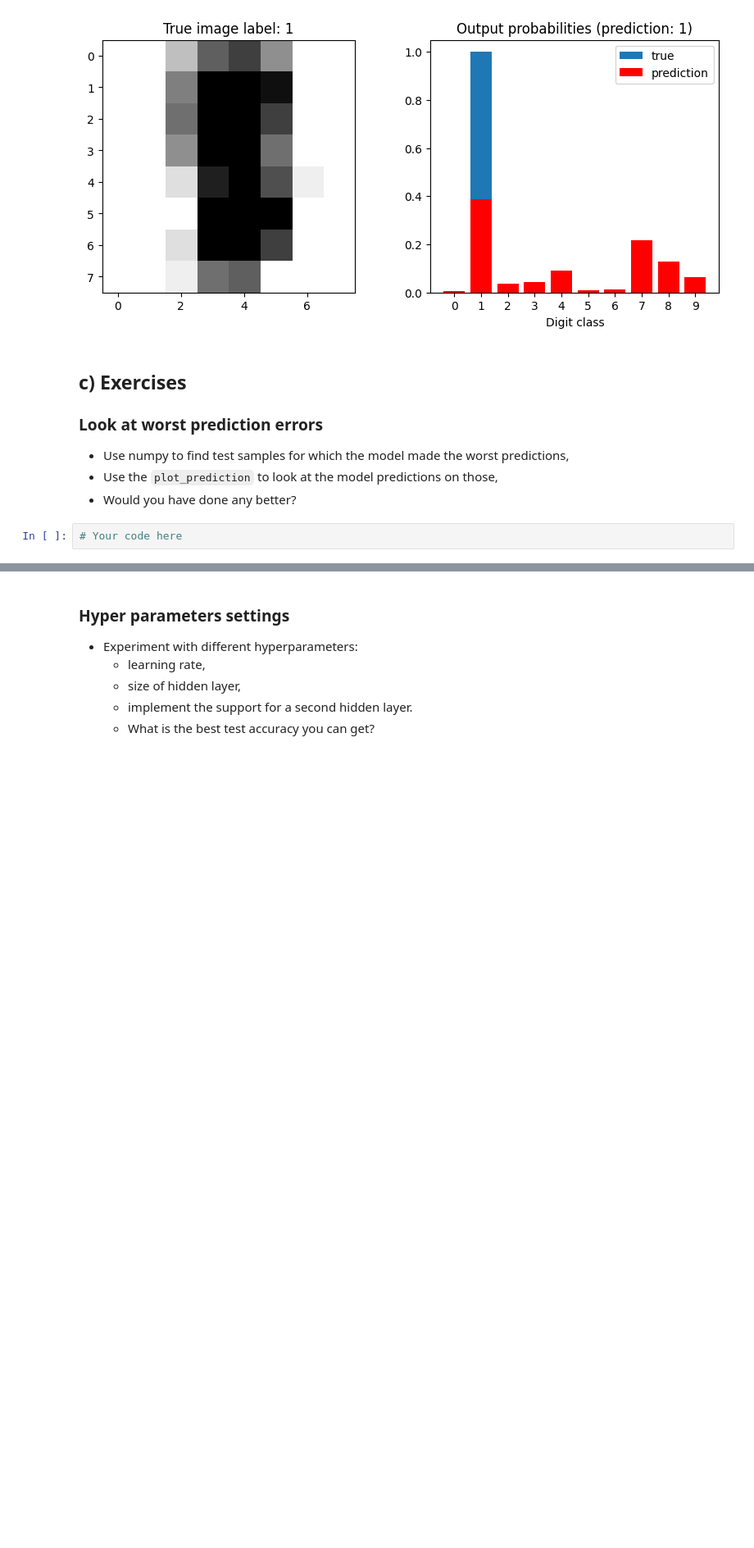
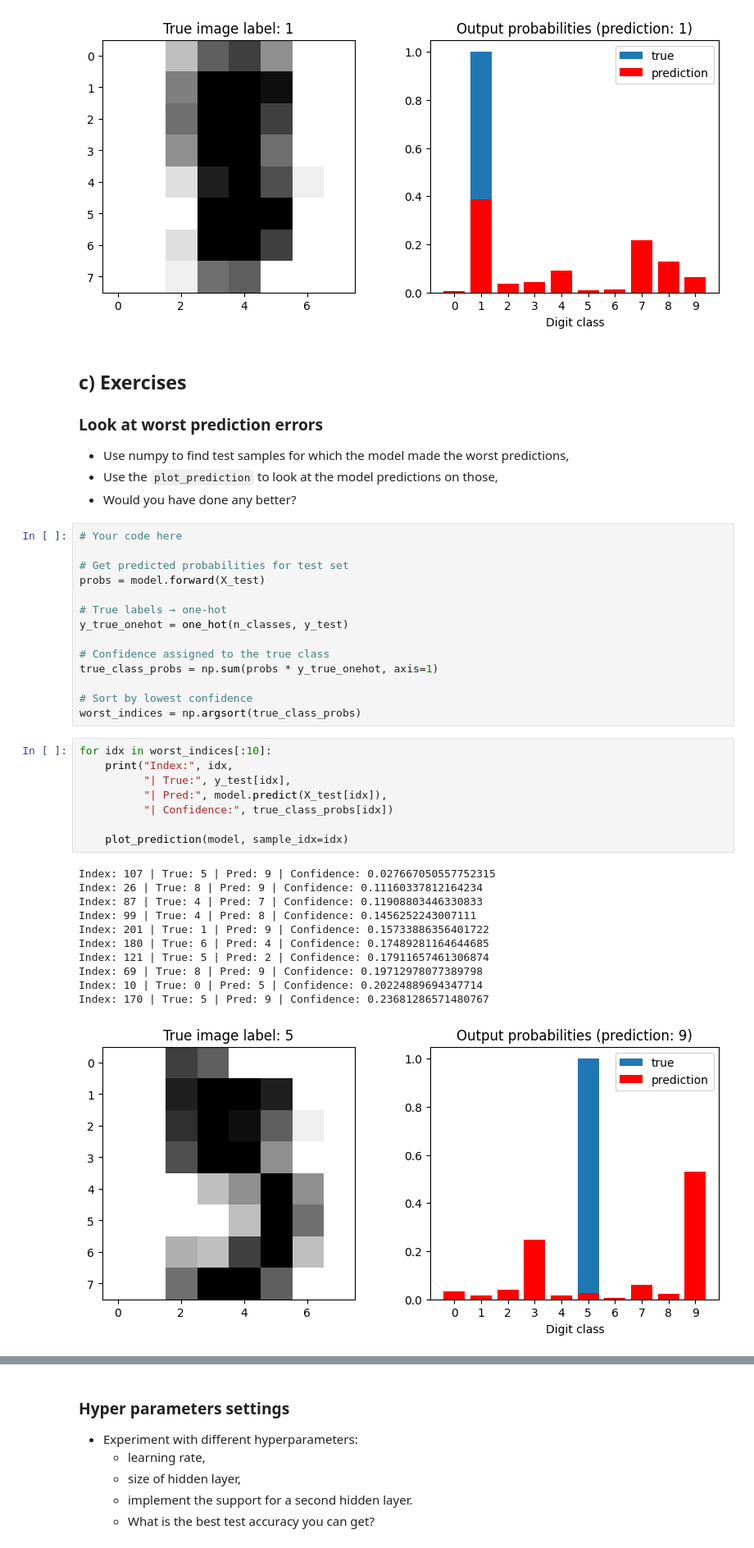
Before and after one commit to surjannu/deep_learning, a Jupyter notebook: 01_materials/labs/lab_2.ipynb, the cells around one changed output, grey strips where cells are left out. Shown at 82% size. Drawn from its saved outputs; the diff is of its cells as text; blank space fills up the shorter version.

```diff
--- a/01_materials/labs/lab_2.ipynb
+++ b/01_materials/labs/lab_2.ipynb
@@ -542,5 +542,37 @@ plot_prediction(model, sample_idx=4)
 - Use numpy to find test samples for which the model made the worst predictions,
 - Use the `plot_prediction` to look at the model predictions on those,
 - Would you have done any better?
-# %%
-# Your code here
+# %%
+# Your code here
+
+# Get predicted probabilities for test set
+probs = model.forward(X_test)
+
+# True labels → one-hot
+y_true_onehot = one_hot(n_classes, y_test)
+
+# Confidence assigned to the true class
+true_class_probs = np.sum(probs * y_true_onehot, axis=1)
+
+# Sort by lowest confidence
+worst_indices = np.argsort(true_class_probs)
+# %%
+for idx in worst_indices[:10]:
+    print("Index:", idx,
+          "| True:", y_test[idx],
+          "| Pred:", model.predict(X_test[idx]),
+          "| Confidence:", true_class_probs[idx])
+
+    plot_prediction(model, sample_idx=idx)
+# %% [output]
+Index: 107 | True: 5 | Pred: 9 | Confidence: 0.027667050557752315
+Index: 26 | True: 8 | Pred: 9 | Confidence: 0.11160337812164234
+Index: 87 | True: 4 | Pred: 7 | Confidence: 0.11908803446330833
+Index: 99 | True: 4 | Pred: 8 | Confidence: 0.1456252243007111
+Index: 201 | True: 1 | Pred: 9 | Confidence: 0.15733886356401722
+Index: 180 | True: 6 | Pred: 4 | Confidence: 0.17489281164644685
+Index: 121 | True: 5 | Pred: 2 | Confidence: 0.17911657461306874
+Index: 69 | True: 8 | Pred: 9 | Confidence: 0.19712978077389798
+Index: 10 | True: 0 | Pred: 5 | Confidence: 0.20224889694347714
+Index: 170 | True: 5 | Pred: 9 | Confidence: 0.23681286571480767
+[figure, added]
```
Also changed, not shown: parts of 7 cells of this notebook, 2 other files.
